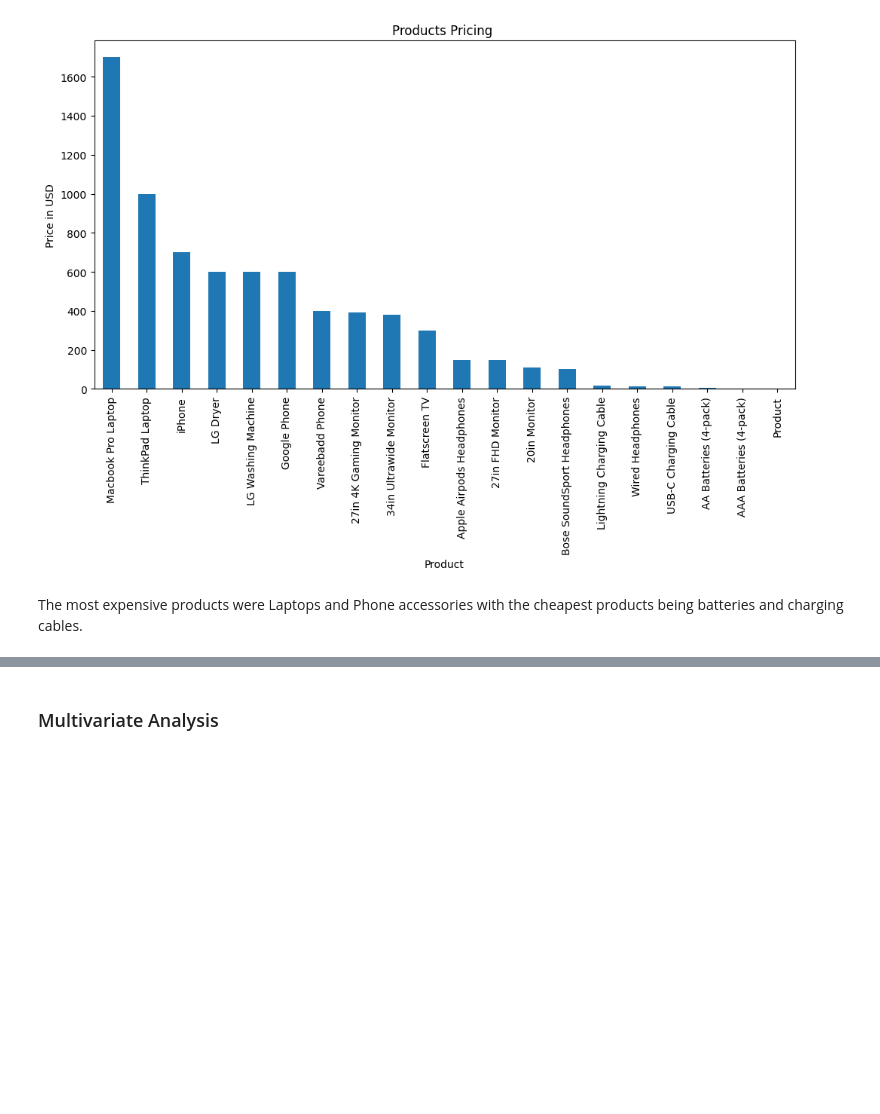
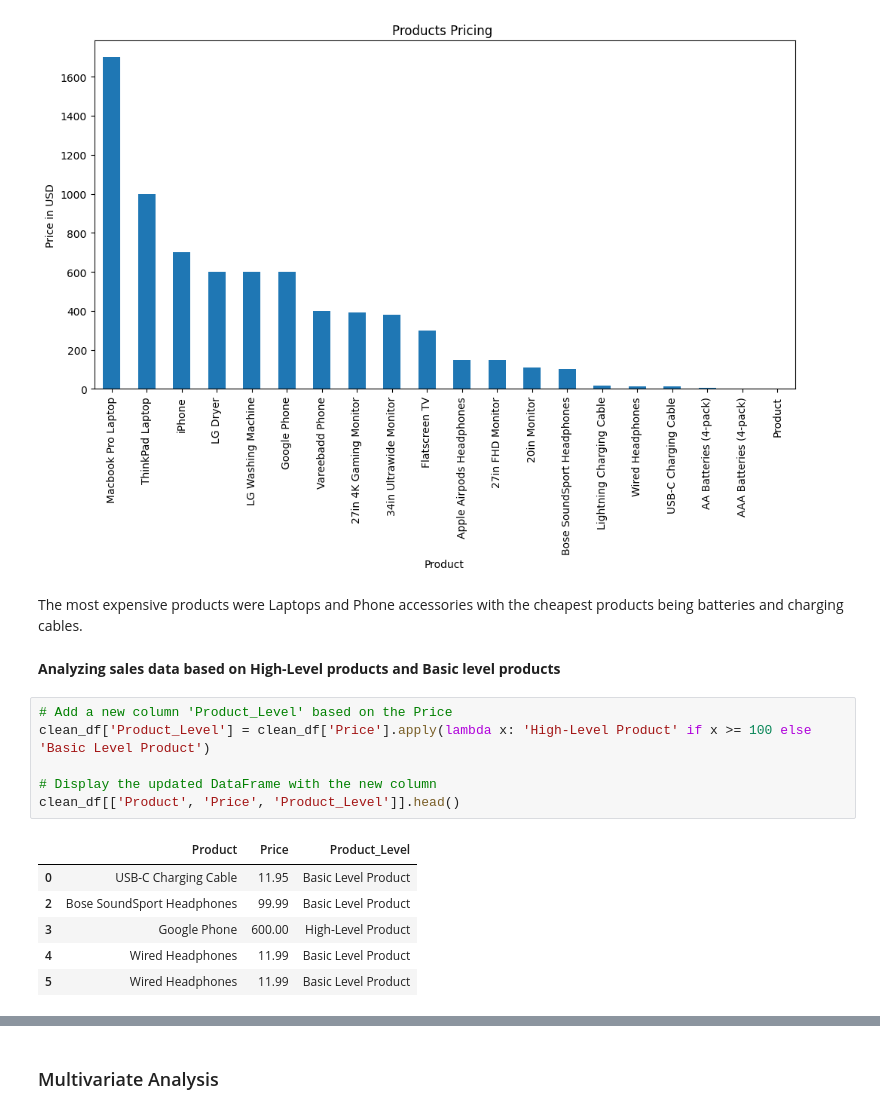
Before and after one commit to briansiaw5/Business-Analytics-Project, a Jupyter notebook: Notebook/analysis_notebook.ipynb, the cells around one changed output, grey strips where cells are left out. Saved outputs shown, nothing was run; the diff lists cells and outputs as text; blank space fills up the shorter version.

Commit message:
update high level and basic level

```diff
--- a/pbd_project.ipynb
+++ b/Notebook/analysis_notebook.ipynb
@@ -803,3 +803,18 @@ plt.show()
 [figure]
 # %% [markdown]
 The most expensive products were Laptops and Phone accessories with the cheapest products being batteries and charging cables.
+# %% [markdown]
+**Analyzing sales data based on High-Level products and Basic level products**
+# %%
+# Add a new column 'Product_Level' based on the Price
+clean_df['Product_Level'] = clean_df['Price'].apply(lambda x: 'High-Level Product' if x >= 100 else 'Basic Level Product')
+
+# Display the updated DataFrame with the new column
+clean_df[['Product', 'Price', 'Product_Level']].head()
+# %% [output]
+|  | Product | Price | Product_Level |
+| 0 | USB-C Charging Cable | 11.95 | Basic Level Product |
+| 2 | Bose SoundSport Headphones | 99.99 | Basic Level Product |
+| 3 | Google Phone | 600.00 | High-Level Product |
+| 4 | Wired Headphones | 11.99 | Basic Level Product |
+| 5 | Wired Headphones | 11.99 | Basic Level Product |
```
Also changed, not shown: parts of 5 cells of this notebook, 1 other file.
